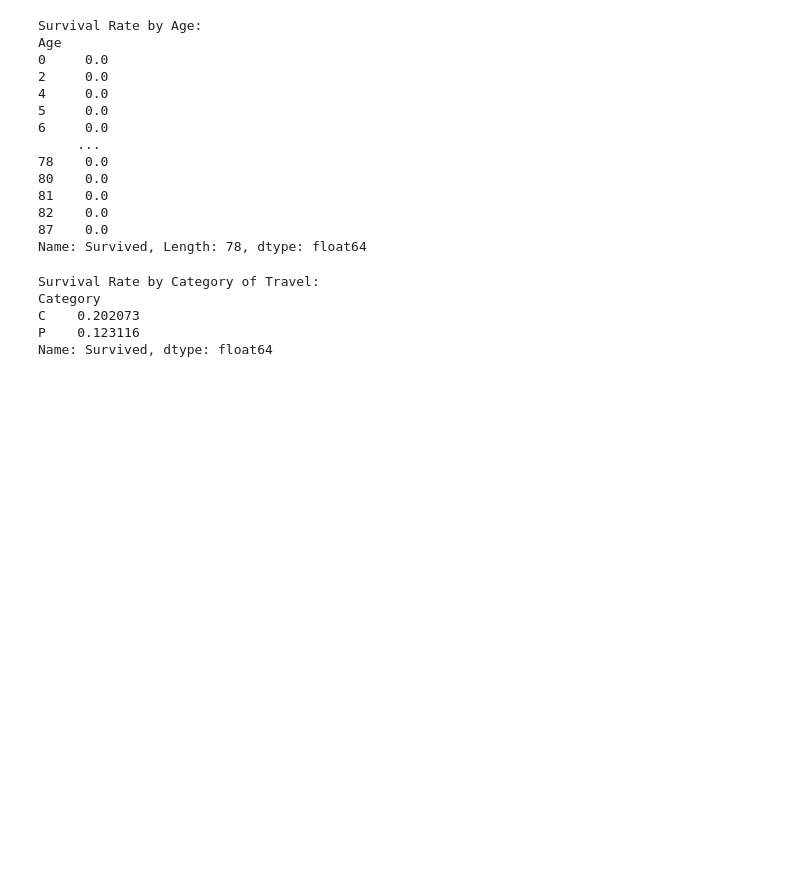
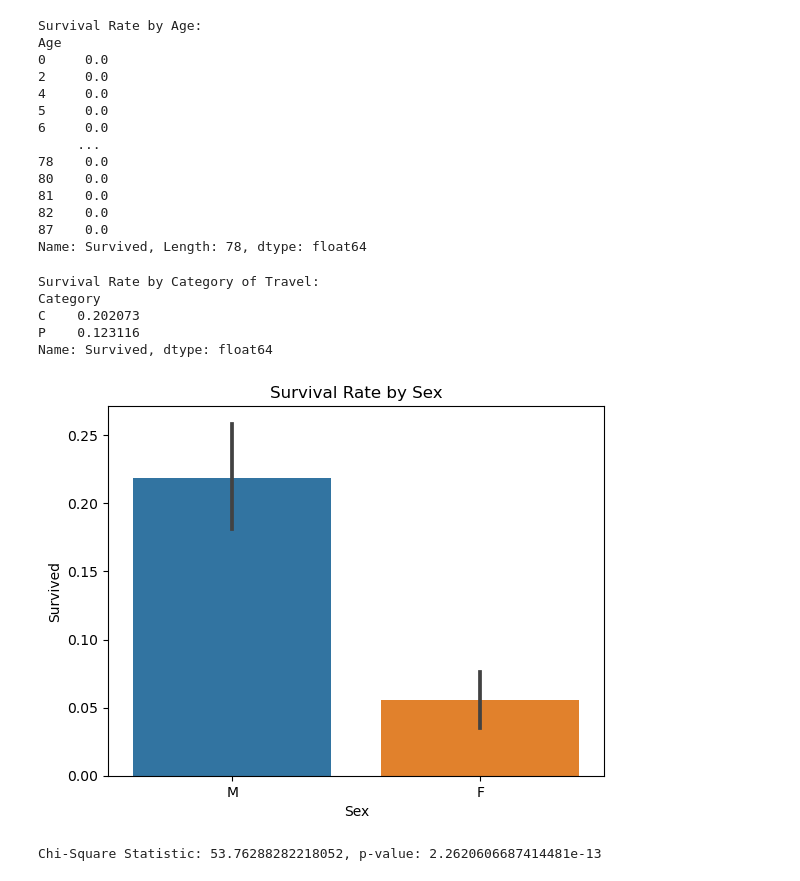
Before and after one commit to Harris-21/AI, a Jupyter notebook: Semester 1/estonia.ipynb, the cells around one changed output. Drawn from its saved outputs; the diff is of its cells as text; code cells hidden in the pictures; blank space fills up the shorter version.

```diff
--- a/Semester 1/estonia.ipynb
+++ b/Semester 1/estonia.ipynb
@@ -93,3 +93,20 @@ Category
 C    0.202073
 P    0.123116
 Name: Survived, dtype: float64
+# %%
+import seaborn as sns
+import matplotlib.pyplot as plt
+
+sns.barplot(x='Sex', y='Survived', data=df)
+plt.title('Survival Rate by Sex')
+plt.show()
+# %% [output]
+[figure, added]
+# %%
+from scipy.stats import chi2_contingency
+
+contingency_table = pd.crosstab(df['Sex'], df['Survived'])
+chi2, p, _, _ = chi2_contingency(contingency_table)
+print(f"Chi-Square Statistic: {chi2}, p-value: {p}")
+# %% [output]
+Chi-Square Statistic: 53.76288282218052, p-value: 2.2620606687414481e-13
```
Also changed, not shown: parts of 3 cells of this notebook.
